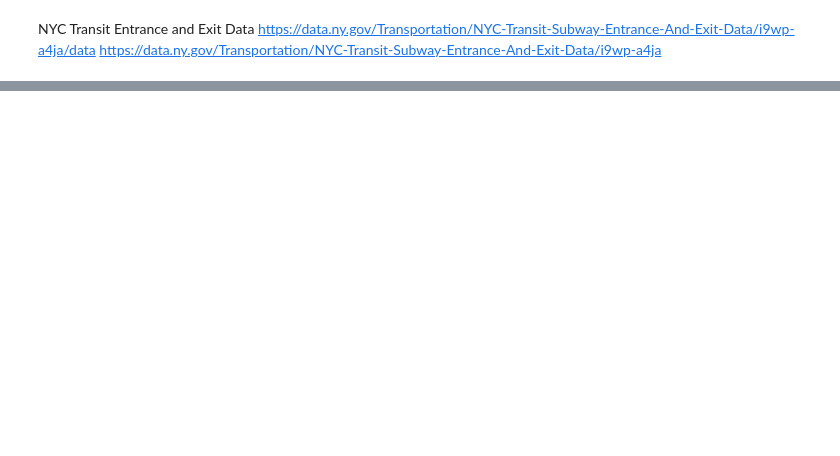
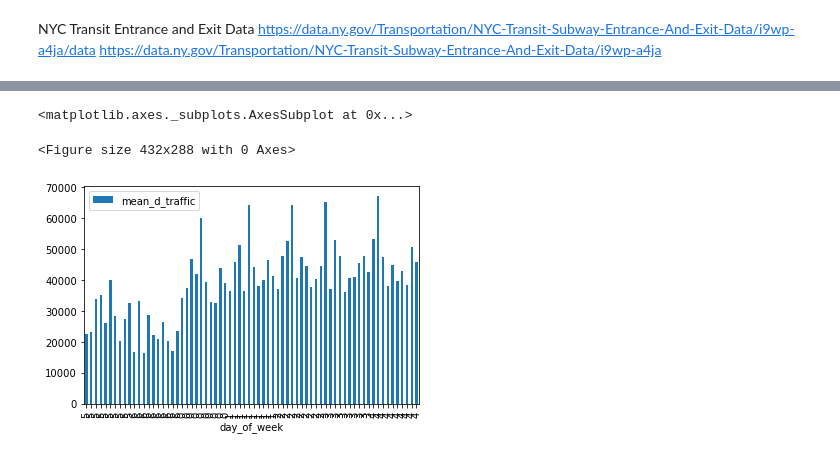
Before and after one commit to aauyeung19/Metis-Project-1, a Jupyter notebook: data cleaning.ipynb, the cells around one changed output, grey strips where cells are left out. Cells and saved outputs as stored; diff of their text form; code cells hidden in the pictures; blank space fills up the shorter version.

```diff
--- a/data cleaning.ipynb
+++ b/data cleaning.ipynb
@@ -122,0 +230,23 @@ mta.describe()
+# %%
+top_ten_df['d_traffic'] = top_ten_df.groupby(['STATION', 'DATE']).turn_traffic.transform('sum')
+# %%
+top_ten_df['mean_d_traffic'] = top_ten_df.groupby(['STATION','day_of_week']).d_traffic.transform('mean')
+# %%
+df = pd.DataFrame(top_ten_df[['STATION', 'day_of_week', 'mean_d_traffic']])
+# %%
+df.drop_duplicates(inplace=True)
+# %%
+wkday_dict = {'0':'Mon',
+             '1':'Tues',
+             '2':'Weds',
+             '3':'Thurs',
+             '4':'Fri',
+             '5':'Sat',
+             '6':'Sun'}
+plt.figure()
+
+df.plot.bar(x='day_of_week', y='mean_d_traffic', stacked=True)
+# %% [output]
+<matplotlib.axes._subplots.AxesSubplot at 0x...>
+<Figure size 432x288 with 0 Axes>
+[figure, added]
```
Also changed, not shown: parts of 49 cells of this notebook.
